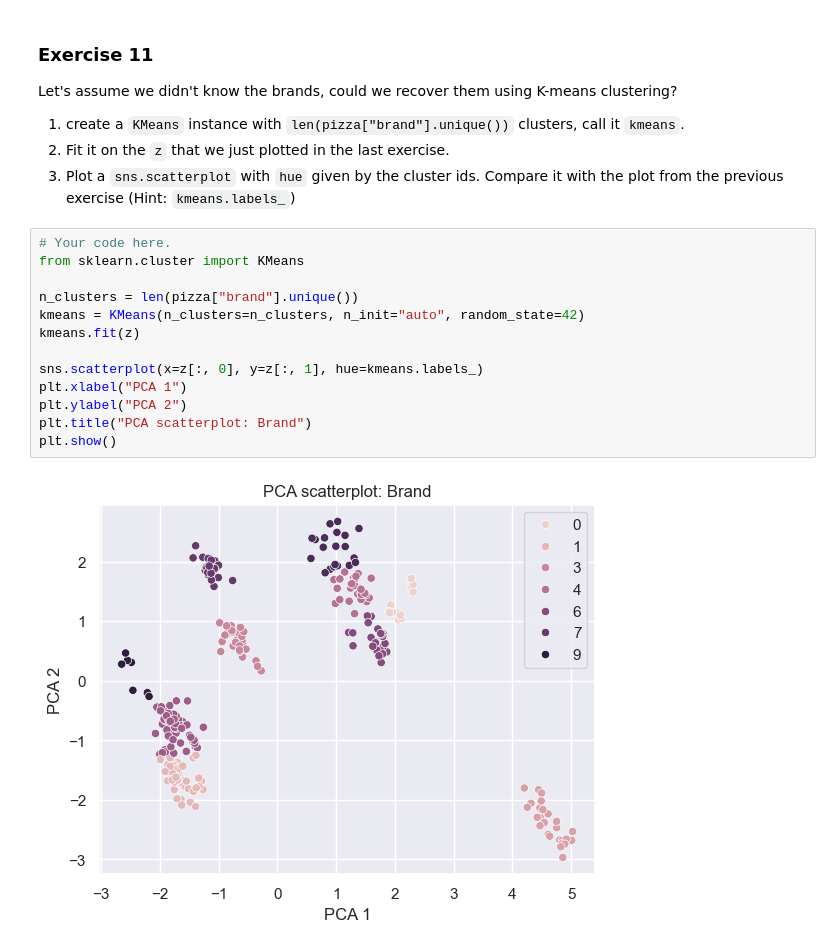
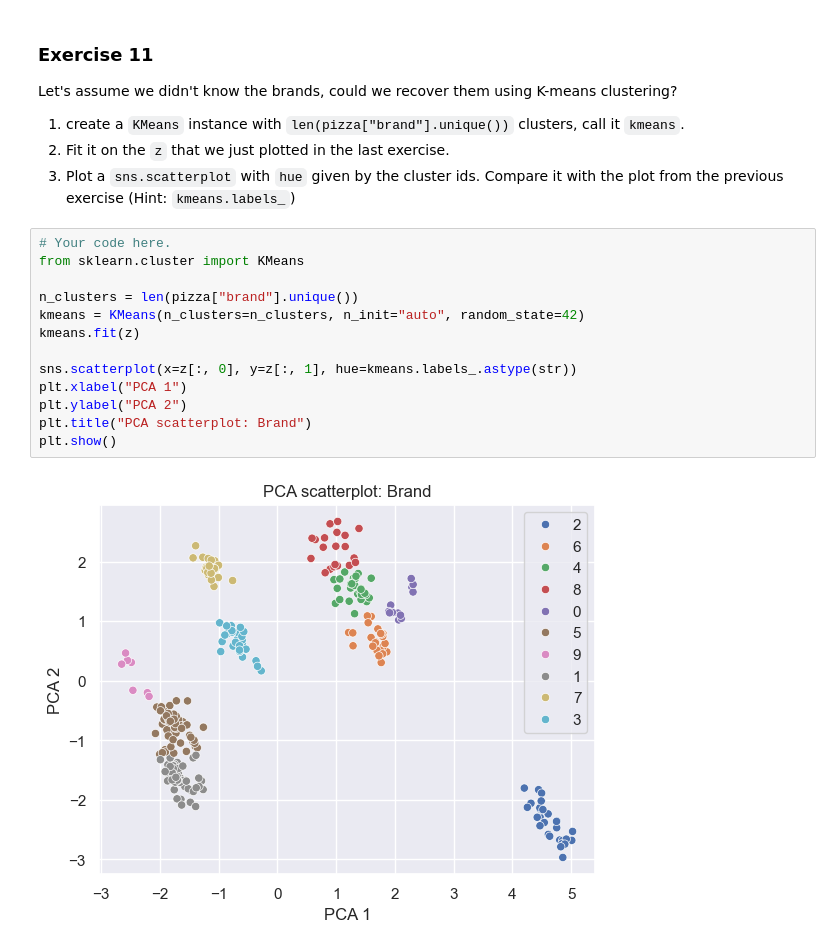
Before and after one commit to harrysinghdk/applied-ai, a Jupyter notebook: exercise 6/Pizza_dimensionality_reduction_clustering.ipynb, the cells around one changed output. Saved outputs shown, nothing was run; the diff lists cells and outputs as text.

```diff
--- a/exercise 6/Pizza_dimensionality_reduction_clustering.ipynb
+++ b/exercise 6/Pizza_dimensionality_reduction_clustering.ipynb
@@ -253,15 +253,15 @@ Let's assume we didn't know the brands, could we recover them using K-means clus
 # %%
 # Your code here.
 from sklearn.cluster import KMeans
 
 n_clusters = len(pizza["brand"].unique())
 kmeans = KMeans(n_clusters=n_clusters, n_init="auto", random_state=42)
 kmeans.fit(z)
 
-sns.scatterplot(x=z[:, 0], y=z[:, 1], hue=kmeans.labels_)
+sns.scatterplot(x=z[:, 0], y=z[:, 1], hue=kmeans.labels_.astype(str))
 plt.xlabel("PCA 1")
 plt.ylabel("PCA 2")
 plt.title("PCA scatterplot: Brand")
 plt.show()
 # %% [output]
-[figure, old version]
+[figure, new version]
```
Also changed, not shown: parts of 2 cells of this notebook.
